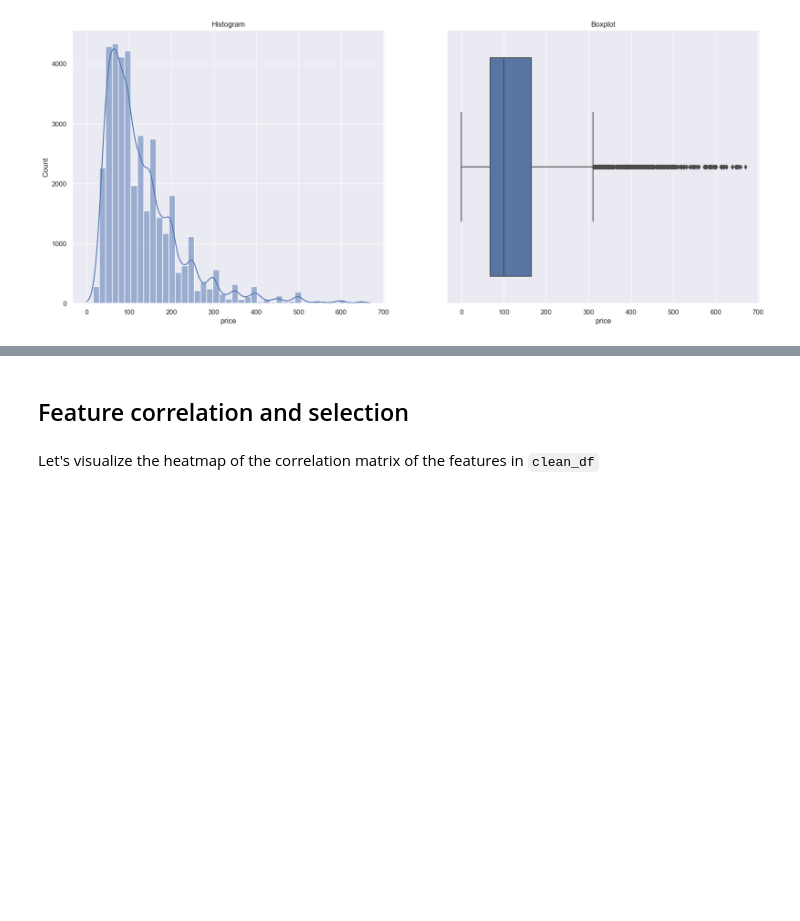
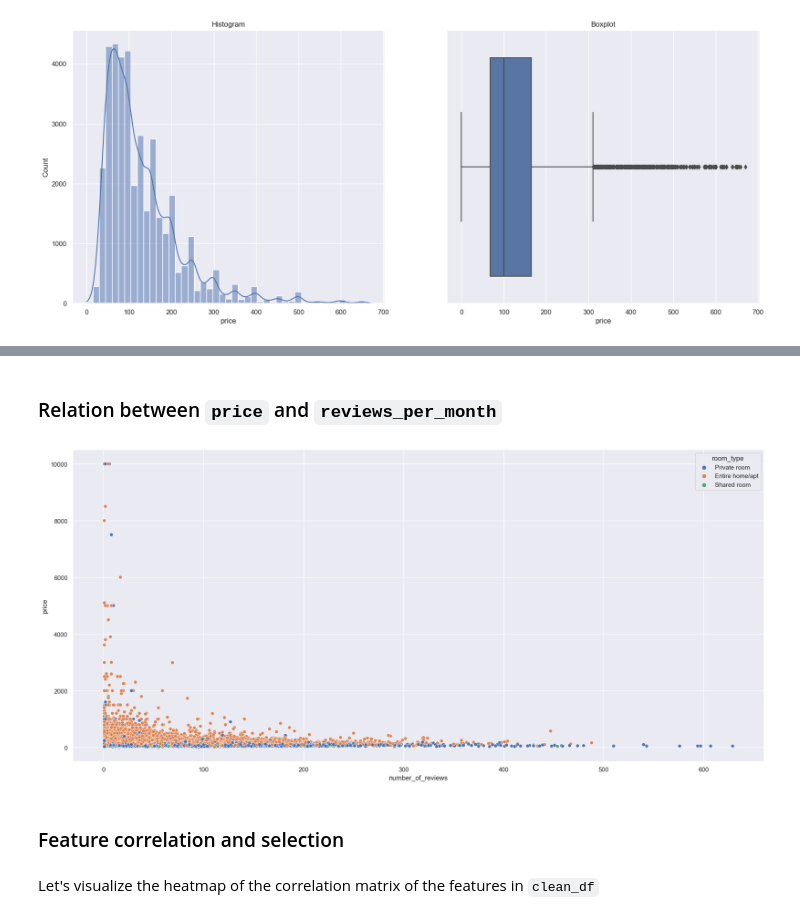
Before and after one commit to Plunksbar/VA-Final_Lab, a Jupyter notebook: data_exploration.ipynb, the cells around one changed output, grey strips where cells are left out. Cells and saved outputs as stored; diff of their text form; code cells hidden in the pictures; blank space fills up the shorter version.

```diff
--- a/data_exploration.ipynb
+++ b/data_exploration.ipynb
@@ -179,5 +240,13 @@ plt.show()
+# %% [markdown]
+### Relation between `price` and `reviews_per_month`
+# %%
+fig, ax = plt.subplots(1, figsize=(22,10))
+sns.scatterplot(clean_df, x='number_of_reviews', y='price', hue='room_type', ax=ax)
+plt.show()
+# %% [output]
+[figure, added]
 # %% [markdown]
-## Feature correlation and selection
+### Feature correlation and selection
 # %% [markdown]
 Let's visualize the heatmap of the correlation matrix of the features in <code>clean_df</code>
 # %%
```
Also changed, not shown: parts of 29 cells of this notebook.
